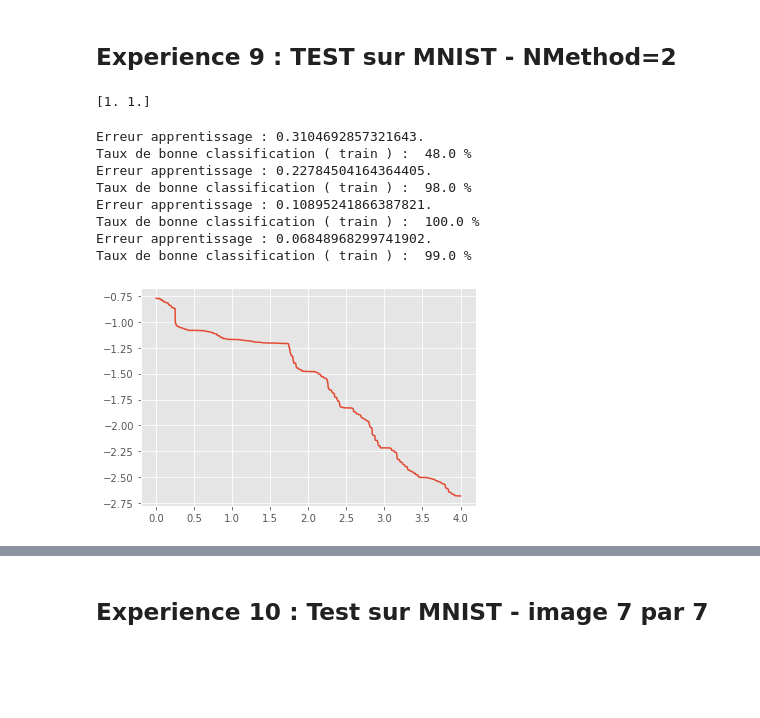
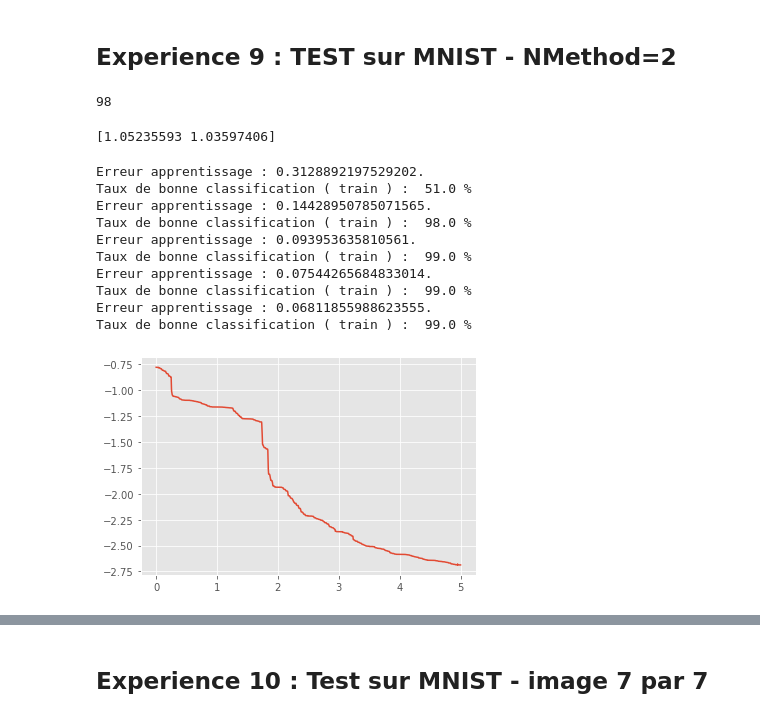
Before and after one commit to vbertret/PIR-Tensor-Network-MNIST, a Jupyter notebook: notebooks/Notebook.ipynb, the cells around one changed output, grey strips where cells are left out. Cells and saved outputs as stored; diff of their text form; code cells hidden in the pictures; blank space fills up the shorter version.

```diff
--- a/notebooks/Notebook.ipynb
+++ b/notebooks/Notebook.ipynb
@@ -102,12 +122,19 @@ B.choose_loss_function("quadratic")
 B.choose_optimizer("fixed")
 B.onesInitialisation(5,goal=0.5)
 
+C = ModelMPS(N,nbClass)
+C.choose_algo("DMRG")
+C.choose_loss_function("quadratic")
+C.choose_optimizer("Adam")
+C.onesInitialisation(5,goal=0.5)
+
 #Entrainement des modèles
 nbEpoch = 3
 errA=[]
 for epoch in range(nbEpoch):
-    errA += A.trainDMRG(data,y,Npass=100)
+    errA += A.trainDMRG(data,y)
     print(errA[-1])
+
 
 errB=[]
 for epoch in range(nbEpoch):
@@ -117,10 +144,18 @@ for epoch in range(nbEpoch):
         errB += B.train(data,y,alpha=10**(1))
     print(errB[-1])
 
+nbEpoch = 3
+errC=[]
+for epoch in range(nbEpoch):
+    errC += C.trainDMRG(data,y,alpha=0.1)
+    print(errC[-1])
+
 #Evaluation du modèle
 acc1 = A.accuracy(data,y)
 acc2 = B.accuracy(data,y)
+acc3 = C.accuracy(data,y)
 
 print("Accuracy A : ", acc1*100 , "%")
 print("Accuracy B : ", acc2*100 , "%")
+print("Accuracy C : ", acc3*100 , "%")
 # %% [output]
@@ -242,14 +282,14 @@ data,y = make_dataset_random(N,nbExample,nbClass)
 #Création du modèle
 A = ModelMPS(N,nbClass)
 A.choose_algo("DMRG")
-A.choose_optimizer("fixed")
+A.choose_optimizer("Adam")
 A.choose_loss_function("cross-entropy")
 A.onesInitialisation(5,data=data)
 
 #Entrainement du modèle
 err=[]
 for epoch in range(3):
-    err += A.train(data,y,alpha=10000)
+    err += A.train(data,y,alpha=1)
     print(err[-1])
 
 #Evaluation du modèle
@@ -276,14 +316,14 @@ data,y = make_dataset_random(N,nbExample,nbClass)
 #Création du modèle
 A = ModelMPS(N,nbClass)
 A.choose_algo("DMRG")
-A.choose_optimizer("fixed")
+A.choose_optimizer("Adam")
 A.choose_loss_function("log-quadratic")
 A.onesInitialisation(5,data=data)
 
 #Entrainement du modèle
 err=[]
 for epoch in range(3):
-    err += A.train(data,y,alpha=10**(2),nmethod=1)
+    err += A.train(data,y,alpha=0.1,nmethod=1)
     print(err[-1])
 
 #Evaluation du modèle
@@ -410,11 +450,16 @@ from src.mapping.phi import phi
 # %%
 #Creation dataset
 path="../data"
-digits=[0,1] ; nbClass = len(digits)
+digits=[0,1]
+nbClass = len(digits)
 train_data , test_data , train_labels , test_labels = load_subpart_MNIST_dataset_small(path,digits)
 train_labels = convert_one_hot_encoding(train_labels)
 test_labels = convert_one_hot_encoding(test_labels)
 N=train_data.shape[1]*train_data.shape[2]
+# %%
+A.posL
+# %% [output]
+98
 # %%
 #Plus petit Ensemble
 nbExample=100
@@ -432,7 +477,7 @@ A.choose_optimizer("CG")
 A.choose_loss_function("quadratic")
 
 
-A.onesInitialisation(5,data=train_data,goal=1) #A.normalInitialisation(5,0.49)
+A.onesInitialisation2(5,data=train_data,goal=1,sigma=10**(-2)) #A.normalInitialisation(5,0.49)
 
 max_y=np.zeros((nbClass))
 for nb in range(nbExample):
@@ -442,36 +487,38 @@ for nb in range(nbExample):
         max_y=y_hat
 print(max_y)
 # %% [output]
-[1. 1.]
+[1.05235593 1.03597406]
 # %%
 #Entrainement du modèle
 err=[]
-nbEpoch=4
+nbEpoch=5
 batch_size=10
 for epoch in range(nbEpoch):
     #perm = np.random.choice(range(100), batch_size)
     #data_e = train_data[perm] ; label_e = train_labels[perm]
-    err +=  A.train(train_data,train_labels,Npass=4,nmethod=2)
+    err +=  A.train(train_data,train_labels,Npass=4,nmethod=2,cutoff=10**(-10),maxalpha=10)
     print(f"Erreur apprentissage : {err[-1]}.")
 
     #Evaluation du modèle
     acc = A.accuracy(train_data,train_labels)
     print("Taux de bonne classification ( train ) : ", acc*100 , "%")
 
 
 val = np.linspace(0,nbEpoch,len(err))
 plt.plot(val,np.log(err))
 plt.show()
 # %% [output]
-Erreur apprentissage : 0.3104692857321643.
-Taux de bonne classification ( train ) :  48.0 %
-Erreur apprentissage : 0.22784504164364405.
+Erreur apprentissage : 0.3128892197529202.
+Taux de bonne classification ( train ) :  51.0 %
+Erreur apprentissage : 0.14428950785071565.
 Taux de bonne classification ( train ) :  98.0 %
-Erreur apprentissage : 0.10895241866387821.
-Taux de bonne classification ( train ) :  100.0 %
-Erreur apprentissage : 0.06848968299741902.
+Erreur apprentissage : 0.093953635810561.
 Taux de bonne classification ( train ) :  99.0 %
+Erreur apprentissage : 0.07544265684833014.
+Taux de bonne classification ( train ) :  99.0 %
+Erreur apprentissage : 0.06811855988623555.
+Taux de bonne classification ( train ) :  99.0 %
-[figure, old version]
+[figure, new version]
 # %%
 acc = A.accuracy(test_data,test_labels)
 print("Taux de bonne classification ( test ) : ", acc*100 , "%")
```
Also changed, not shown: parts of 27 cells of this notebook, 4 other files.
